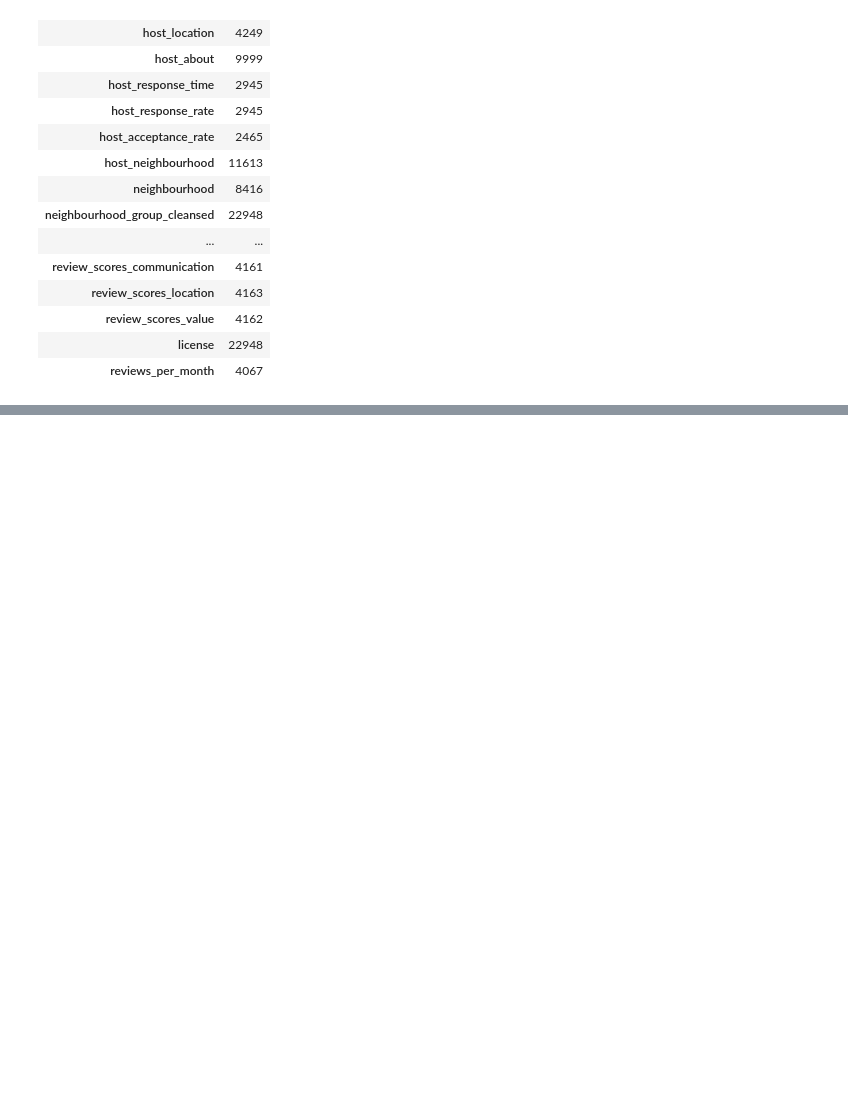
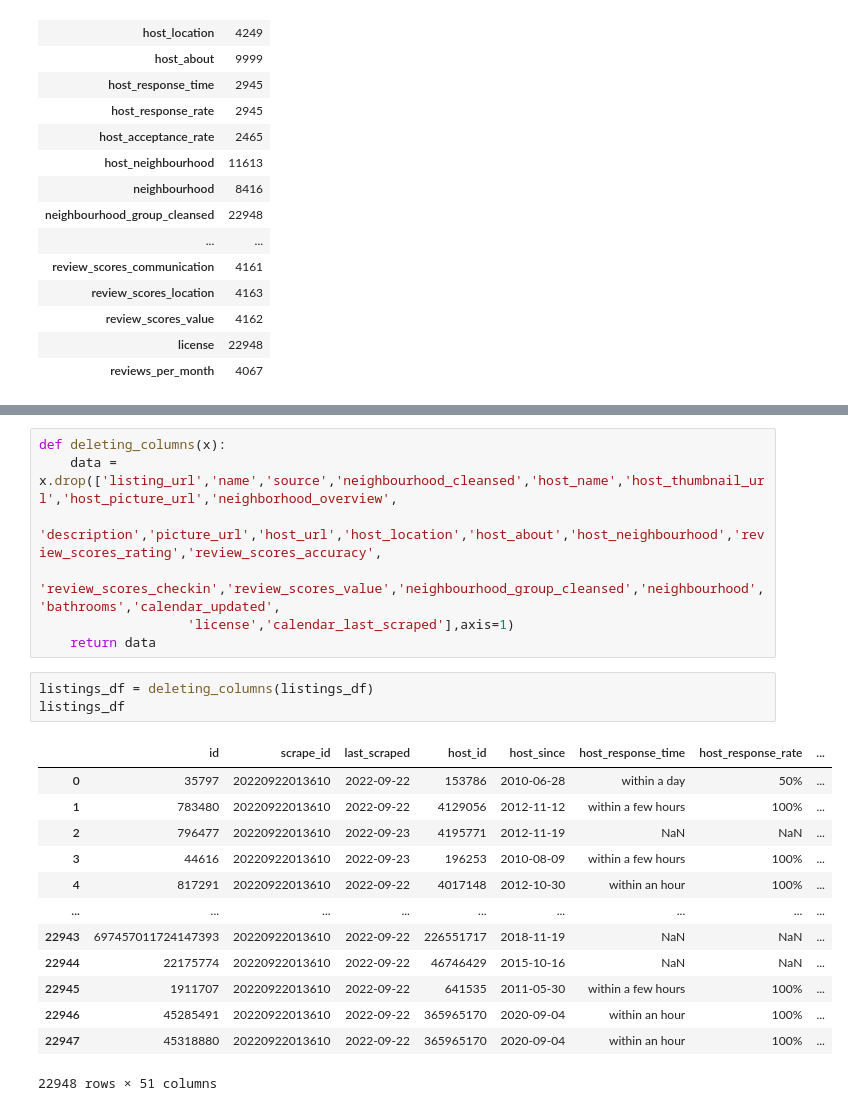
Before and after one commit to jibo16/Hermes-storeLoc-Map, a Jupyter notebook: airbnb-ml-practica.ipynb, the cells around one changed output, grey strips where cells are left out. Saved outputs shown, nothing was run; the diff lists cells and outputs as text; blank space fills up the shorter version.

Commit message:
Filtering columns of data

```diff
--- a/airbnb-ml-practica.ipynb
+++ b/airbnb-ml-practica.ipynb
@@ -121,0 +103,24 @@ Name: 0, Length: 75, dtype: int64
+# %%
+def deleting_columns(x):
+    data = x.drop(['listing_url','name','source','neighbourhood_cleansed','host_name','host_thumbnail_url','host_picture_url','neighborhood_overview',
+                   'description','picture_url','host_url','host_location','host_about','host_neighbourhood','review_scores_rating','review_scores_accuracy',
+                   'review_scores_checkin','review_scores_value','neighbourhood_group_cleansed','neighbourhood','bathrooms','calendar_updated',
+                   'license','calendar_last_scraped'],axis=1)
+    return data
+# %%
+listings_df = deleting_columns(listings_df)
+listings_df
+# %% [output]
+|  | id | scrape_id | last_scraped | host_id | host_since | host_response_time | host_response_rate | ... |
+| 0 | 35797 | 20220922013610 | 2022-09-22 | 153786 | 2010-06-28 | within a day | 50% | ... |
+| 1 | 783480 | 20220922013610 | 2022-09-22 | 4129056 | 2012-11-12 | within a few hours | 100% | ... |
+| 2 | 796477 | 20220922013610 | 2022-09-23 | 4195771 | 2012-11-19 | NaN | NaN | ... |
+| 3 | 44616 | 20220922013610 | 2022-09-23 | 196253 | 2010-08-09 | within a few hours | 100% | ... |
+| 4 | 817291 | 20220922013610 | 2022-09-22 | 4017148 | 2012-10-30 | within an hour | 100% | ... |
+| ... | ... | ... | ... | ... | ... | ... | ... | ... |
+| 22943 | 697457011724147393 | 20220922013610 | 2022-09-22 | 226551717 | 2018-11-19 | NaN | NaN | ... |
+| 22944 | 22175774 | 20220922013610 | 2022-09-22 | 46746429 | 2015-10-16 | NaN | NaN | ... |
+| 22945 | 1911707 | 20220922013610 | 2022-09-22 | 641535 | 2011-05-30 | within a few hours | 100% | ... |
+| 22946 | 45285491 | 20220922013610 | 2022-09-22 | 365965170 | 2020-09-04 | within an hour | 100% | ... |
+| 22947 | 45318880 | 20220922013610 | 2022-09-22 | 365965170 | 2020-09-04 | within an hour | 100% | ... |
+22948 rows × 51 columns
```
Also changed, not shown: parts of 6 cells of this notebook.
